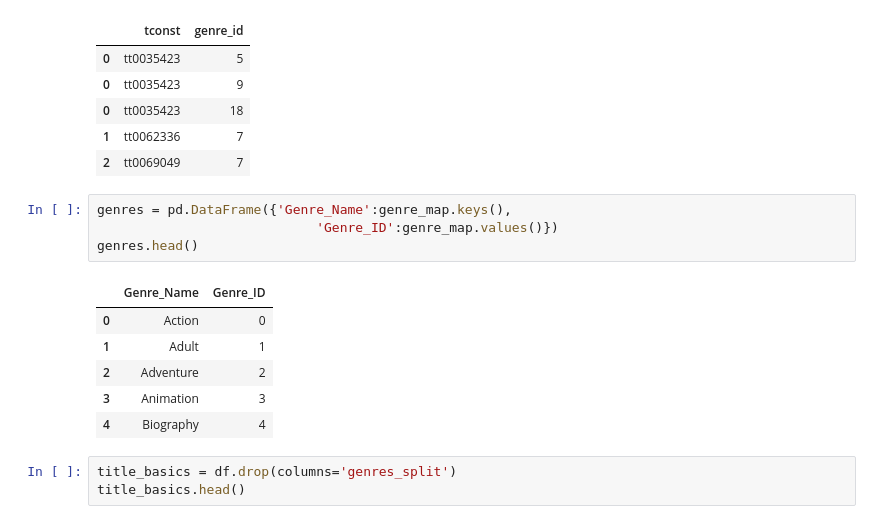
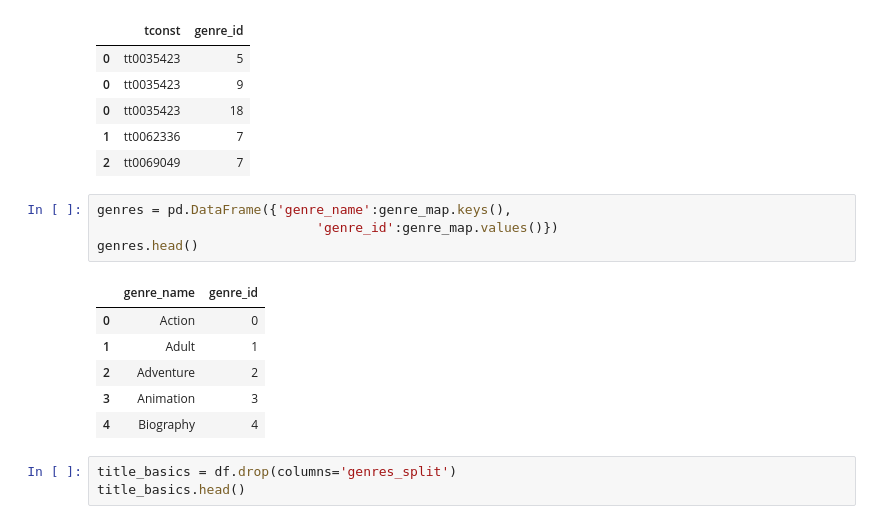
Before and after one commit to Gracey701/TMDB-Movies, a Jupyter notebook: Part 3 ETL.ipynb, the cells around one changed output. Saved outputs shown, nothing was run; the diff lists cells and outputs as text.

```diff
--- a/Part 3 ETL.ipynb
+++ b/Part 3 ETL.ipynb
@@ -143,11 +143,11 @@ title_genres.head()
 | 1 | tt0062336 | 7 |
 | 2 | tt0069049 | 7 |
 # %%
-genres = pd.DataFrame({'Genre_Name':genre_map.keys(),
-                            'Genre_ID':genre_map.values()})
+genres = pd.DataFrame({'genre_name':genre_map.keys(),
+                            'genre_id':genre_map.values()})
 genres.head()
 # %% [output]
-|  | Genre_Name | Genre_ID |
+|  | genre_name | genre_id |
 | 0 | Action | 0 |
 | 1 | Adult | 1 |
 | 2 | Adventure | 2 |
```
Also changed, not shown: parts of 26 cells of this notebook, 1 other file.
